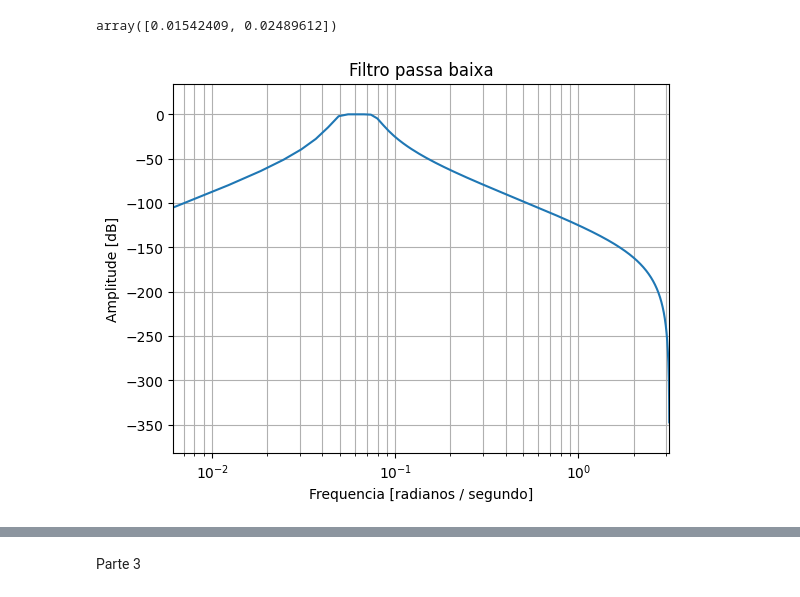
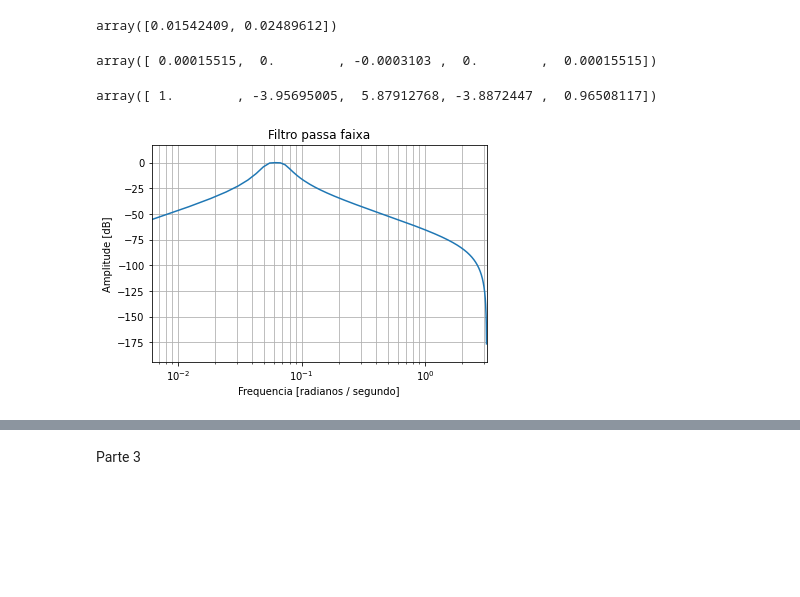
Before and after one commit to JoaoYukio/PCO119, a Jupyter notebook: Atividade 7/Atividade7.ipynb, the cells around one changed output, grey strips where cells are left out. Cells and saved outputs as stored; diff of their text form; code cells hidden in the pictures; blank space fills up the shorter version.

```diff
--- a/Atividade 7/Atividade7.ipynb
+++ b/Atividade 7/Atividade7.ipynb
@@ -272,20 +269,28 @@ Wn
 array([0.01542409, 0.02489612])
 # %%
 b5,a5 = scipy.signal.butter(minOrd, Wn, btype= 'bandpass') # Se eu coloco fs aqui nao funciona, imagino que ele normalize de novo
+# %%
+b5
+# %% [output]
+array([ 0.00015515,  0.        , -0.0003103 ,  0.        ,  0.00015515])
+# %%
+a5
+# %% [output]
+array([ 1.        , -3.95695005,  5.87912768, -3.8872447 ,  0.96508117])
 # %%
 #Calcular a frequencia do sinal filtrado
 # https://docs.scipy.org/doc/scipy/reference/generated/scipy.signal.freqz.html
 w, h = signal.freqz(b5, a5)
 plt.plot(w, 20 * np.log10(abs(h)))
 plt.xscale('log')
-plt.title('Filtro passa baixa')
+plt.title('Filtro passa faixa')
 plt.xlabel('Frequencia [radianos / segundo]')
 plt.ylabel('Amplitude [dB]')
 plt.margins(0, 0.1)
 plt.grid(which='both', axis='both')
 plt.show()
 # %% [output]
-[figure, old version]
+[figure, new version]
 # %%
 sinalFiltrado5 = signal.lfilter(b5, a5, sinal2)
 # %%
```
Also changed, not shown: parts of 36 cells of this notebook, 17 other files.
